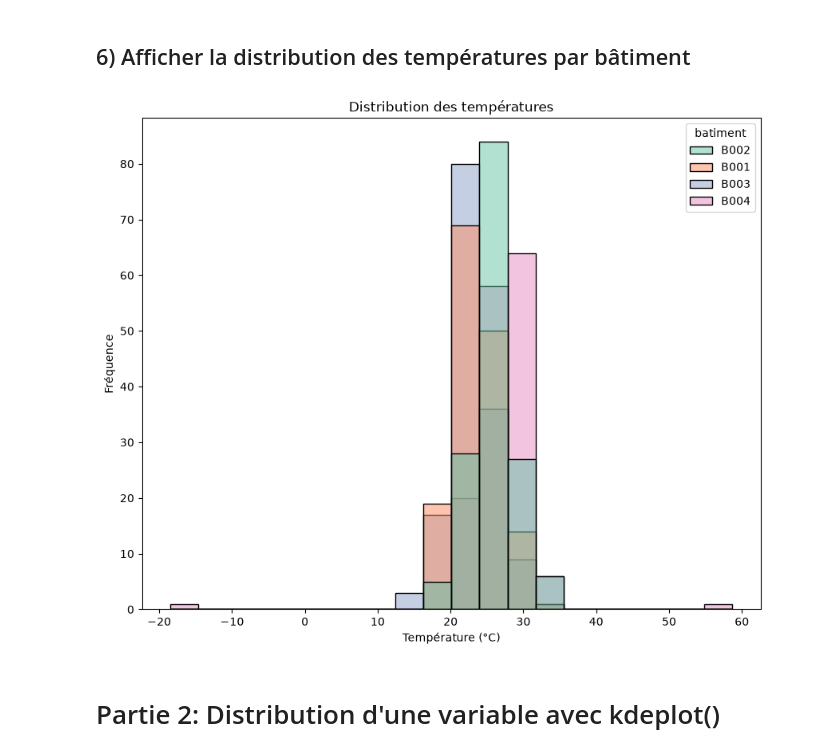
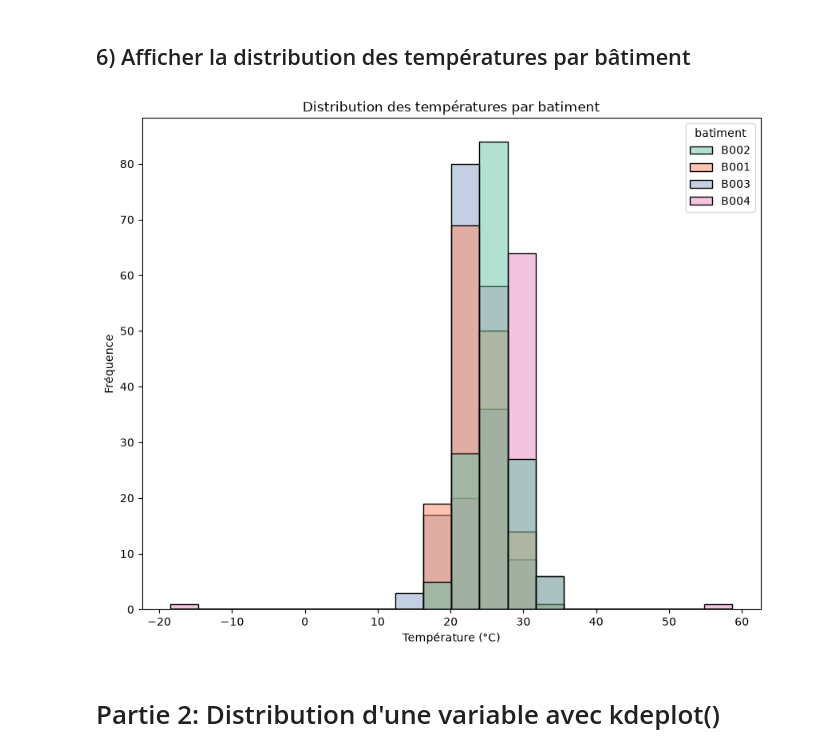
Before and after one commit to sinendoye/atelier_seaborn_iot, a Jupyter notebook: notebooks/atelier_seaborn_iot.ipynb, the cells around one changed output. Cells and saved outputs as stored; diff of their text form; code cells hidden in the pictures.

```diff
--- a/notebooks/atelier_seaborn_iot.ipynb
+++ b/notebooks/atelier_seaborn_iot.ipynb
@@ -110,14 +110,14 @@ plt.show()
 # %%
 # Imporation des palettes de couleurs
 sns.color_palette("viridis")
 plt.figure(figsize=(10,8))
 sns.histplot(data=df, x="temperature", bins=20, palette= "Set2", hue= "batiment")
-plt.title("Distribution des températures")
+plt.title("Distribution des températures par batiment")
 plt.xlabel("Température (°C)")
 plt.ylabel("Fréquence")
 plt.show()
 # %% [output]
-[figure, old version]
+[figure, new version]
 # %% [markdown]
 # Partie 2:  Distribution d'une variable avec kdeplot()
 # %% [markdown]
```
Also changed, not shown: parts of 14 cells of this notebook.
